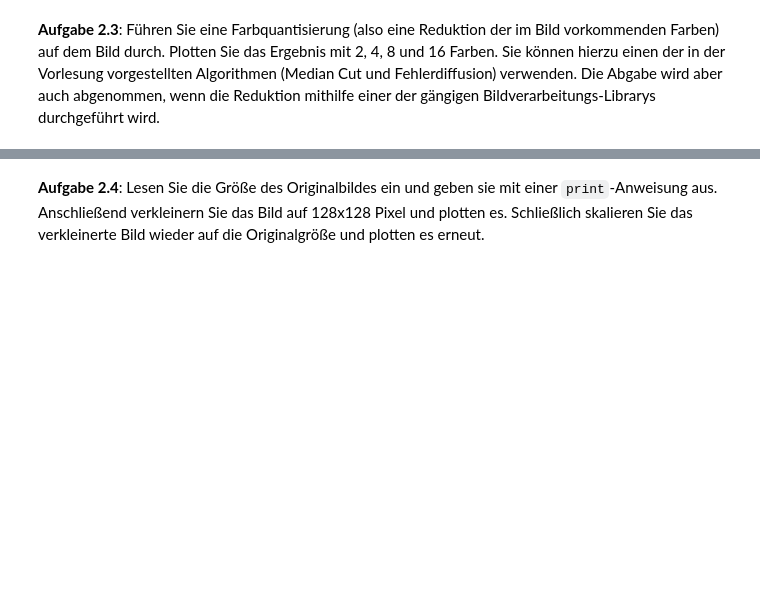
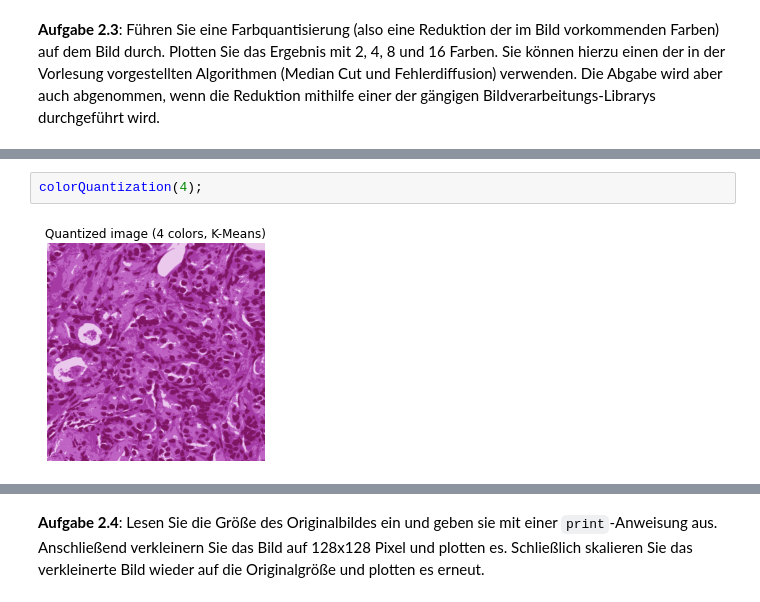
Before and after one commit to Jonalismus/Beleg_1_Bildverarbeitung, a Jupyter notebook: MBV - Bilddateien Bilddarstellung und Diskretisierung.ipynb, the cells around one changed output, grey strips where cells are left out. Cells and saved outputs as stored; diff of their text form; blank space fills up the shorter version.

```diff
--- a/MBV - Bilddateien Bilddarstellung und Diskretisierung.ipynb
+++ b/MBV - Bilddateien Bilddarstellung und Diskretisierung.ipynb
@@ -196,0 +242,4 @@ display(red, green, blue, original)
+# %%
+colorQuantization(4);
+# %% [output]
+[figure, added]
```
Also changed, not shown: parts of 20 cells of this notebook.
